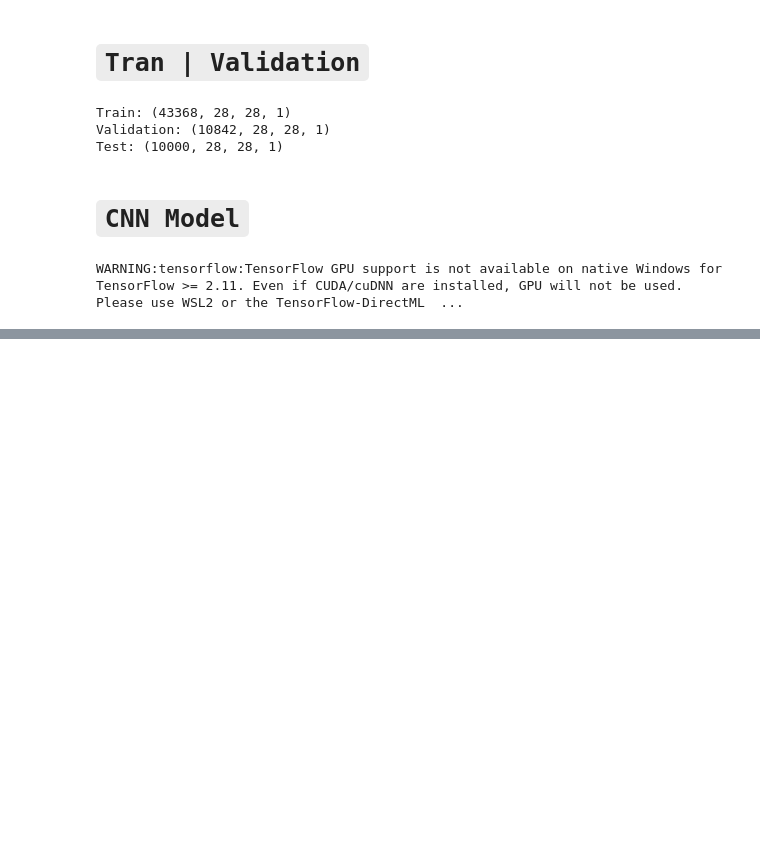
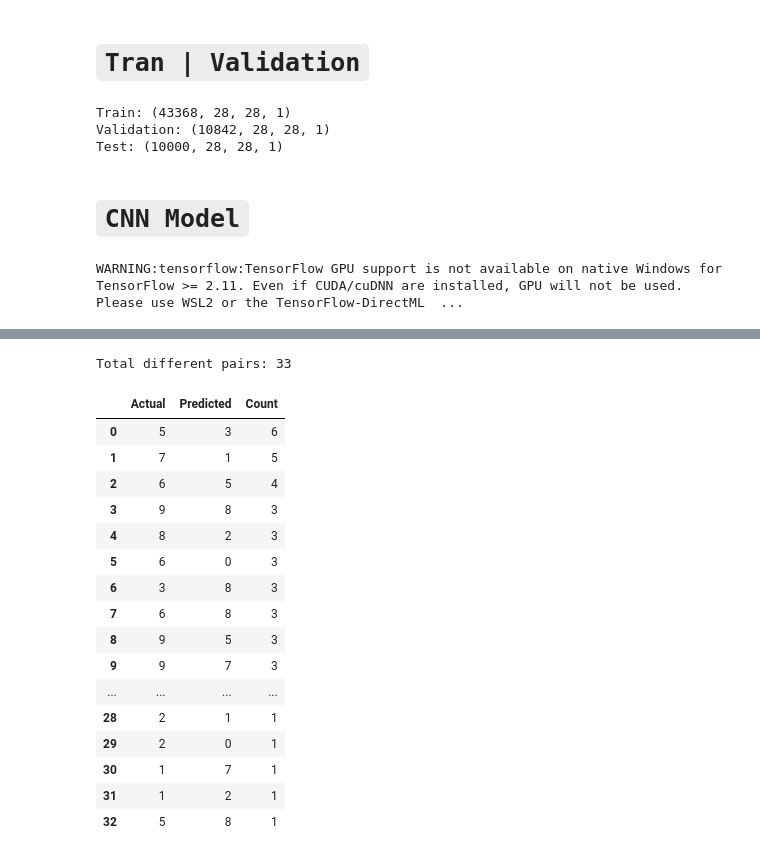
Before and after one commit to mrpaul-10/CodeAlpha_Handwritten_Character_Recognition, a Jupyter notebook: notebook/Handwritten_recognition.ipynb, the cells around one changed output, grey strips where cells are left out. Cells and saved outputs as stored; diff of their text form; code cells hidden in the pictures; blank space fills up the shorter version.

```diff
--- a/notebook/Handwritten_recognition.ipynb
+++ b/notebook/Handwritten_recognition.ipynb
@@ -214,0 +274,32 @@ Epoch 20/20
+# %%
+cm = confusion_matrix(y_test, y_pred)
+cm2 = cm.copy()
+np.fill_diagonal(cm2, 0)
+rows = []
+for i in range(10):
+    for j in range(10):
+        if cm2[i, j] > 0:
+            rows.append({'Actual': i, 'Predicted': j, 'Count': cm2[i, j]})
+
+pairs_df = pd.DataFrame(rows).sort_values('Count', ascending=False).reset_index(drop=True)
+print('Total different pairs:', len(pairs_df))
+pairs_df
+# %% [output]
+Total different pairs: 33
+|  | Actual | Predicted | Count |
+| 0 | 5 | 3 | 6 |
+| 1 | 7 | 1 | 5 |
+| 2 | 6 | 5 | 4 |
+| 3 | 9 | 8 | 3 |
+| 4 | 8 | 2 | 3 |
+| 5 | 6 | 0 | 3 |
+| 6 | 3 | 8 | 3 |
+| 7 | 6 | 8 | 3 |
+| 8 | 9 | 5 | 3 |
+| 9 | 9 | 7 | 3 |
+| ... | ... | ... | ... |
+| 28 | 2 | 1 | 1 |
+| 29 | 2 | 0 | 1 |
+| 30 | 1 | 7 | 1 |
+| 31 | 1 | 2 | 1 |
+| 32 | 5 | 8 | 1 |
```
Also changed, not shown: parts of 8 cells of this notebook.
